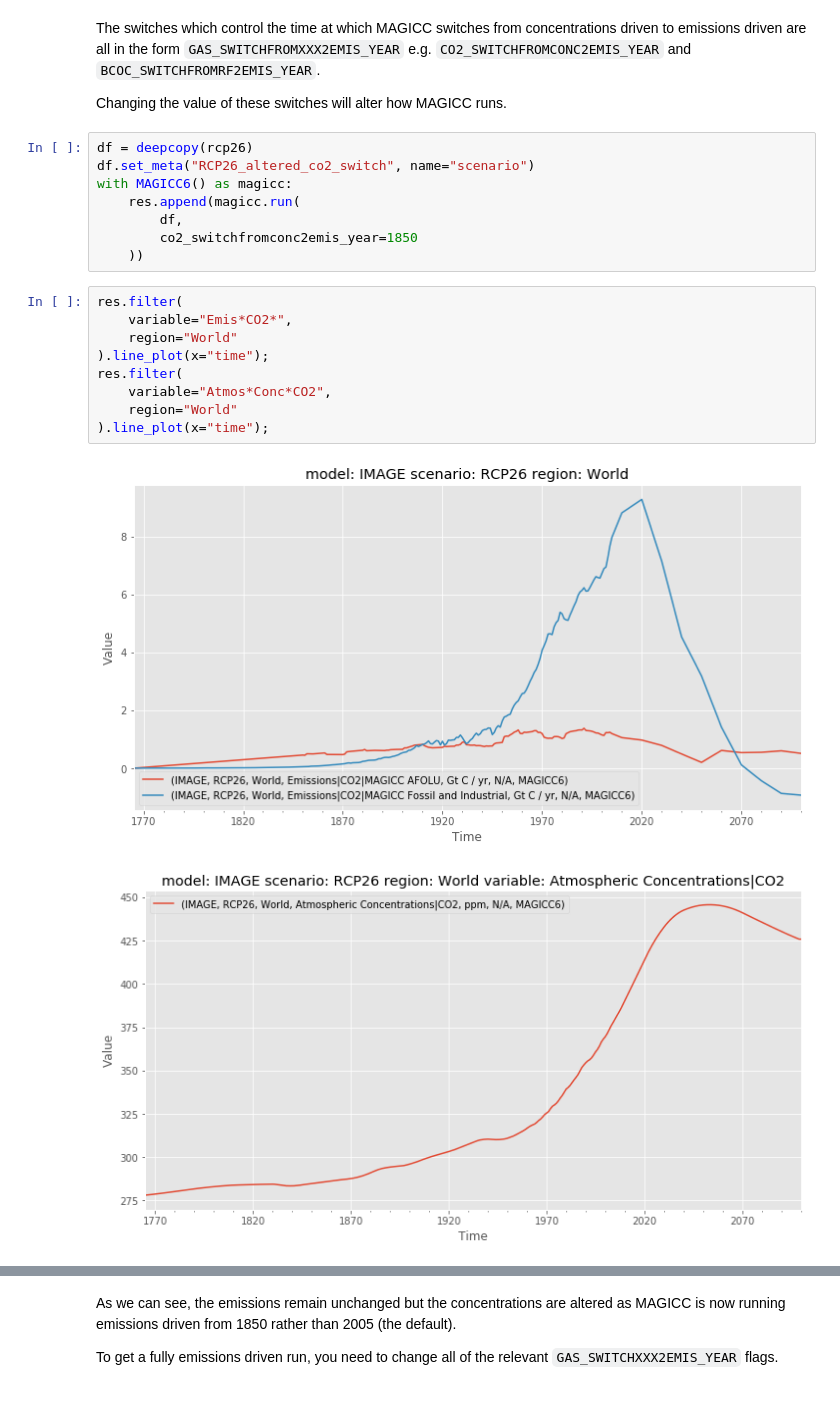
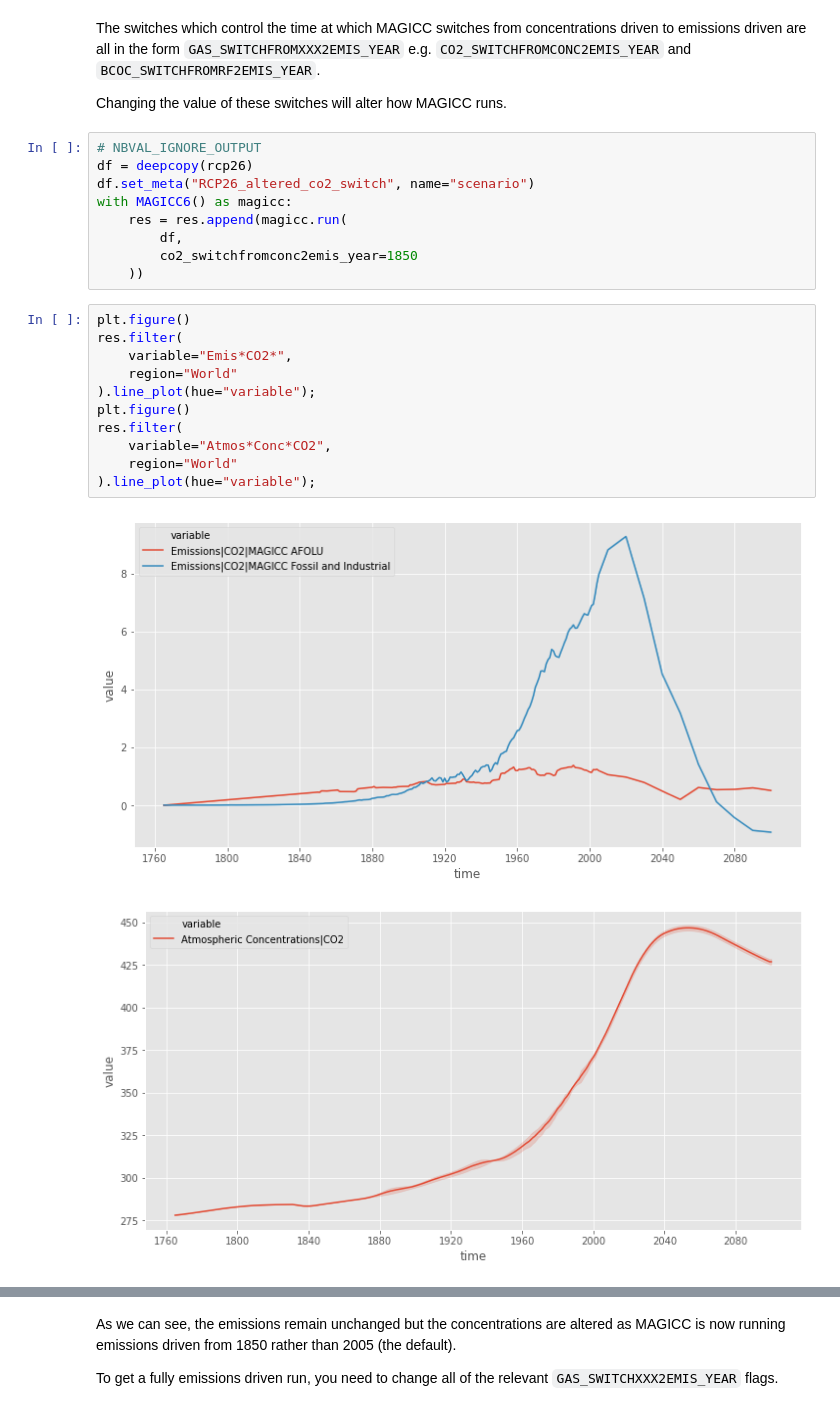
Before and after one commit to openscm/pymagicc, a Jupyter notebook: notebooks/Run-Modes.ipynb, the cells around one changed output, grey strips where cells are left out. Drawn from its saved outputs; the diff is of its cells as text.

```diff
--- a/notebooks/Run-Modes.ipynb
+++ b/notebooks/Run-Modes.ipynb
@@ -60,22 +62,25 @@ The switches which control the time at which MAGICC switches from concentrations
 
 Changing the value of these switches will alter how MAGICC runs.
 # %%
+# NBVAL_IGNORE_OUTPUT
 df = deepcopy(rcp26)
 df.set_meta("RCP26_altered_co2_switch", name="scenario")
 with MAGICC6() as magicc:
-    res.append(magicc.run(
+    res = res.append(magicc.run(
         df,
         co2_switchfromconc2emis_year=1850
     ))
 # %%
+plt.figure()
 res.filter(
     variable="Emis*CO2*",
     region="World"
-).line_plot(x="time");
+).line_plot(hue="variable");
+plt.figure()
 res.filter(
     variable="Atmos*Conc*CO2",
     region="World"
-).line_plot(x="time");
+).line_plot(hue="variable");
 # %% [output]
-[figure, old version]
+[figure, new version]
-[figure, old version]
+[figure, new version]
```
Also changed, not shown: parts of 15 cells of this notebook, 5 other files.
